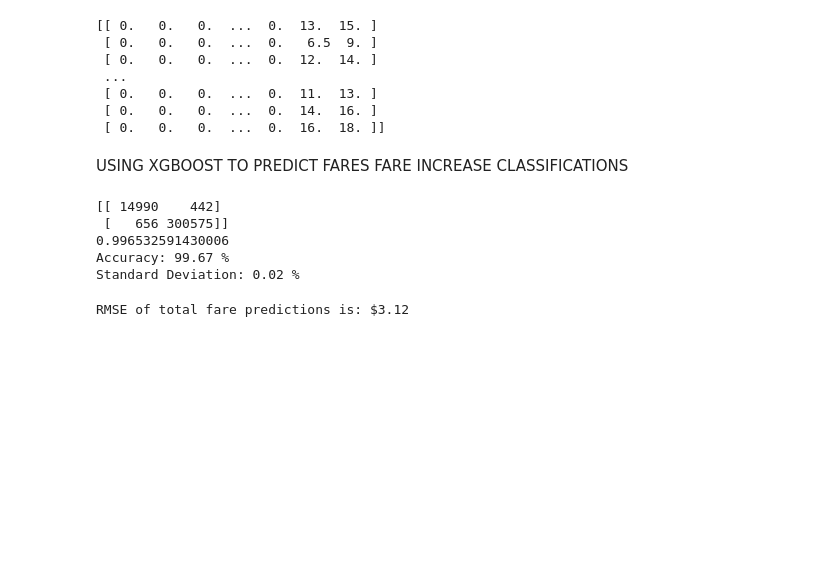
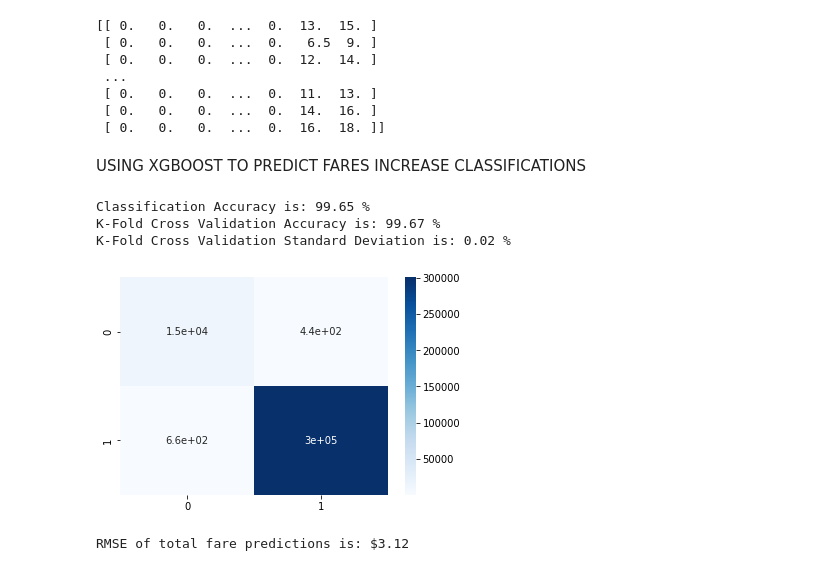
Before and after one commit to sinman96/Data-Science-Projects, a Jupyter notebook: Flight_fare_project.ipynb, the cells around one changed output. Drawn from its saved outputs; the diff is of its cells as text; code cells hidden in the pictures; blank space fills up the shorter version.

```diff
--- a/Flight_fare_project.ipynb
+++ b/Flight_fare_project.ipynb
@@ -150,35 +150,35 @@ print(X)
  [ 0.   0.   0.  ...  0.  14.  16. ]
  [ 0.   0.   0.  ...  0.  16.  18. ]]
 # %% [markdown]
-USING XGBOOST TO PREDICT FARES FARE INCREASE CLASSIFICATIONS
+USING XGBOOST TO PREDICT FARES INCREASE CLASSIFICATIONS
 # %%
 """## Splitting the dataset into the Training set and Test set"""
 from sklearn.model_selection import train_test_split
 X_train, X_test, y_train, y_test = train_test_split(X, y,
 test_size = 0.25, random_state = 0)
 
 from xgboost import XGBClassifier
 classifier = XGBClassifier()
 classifier.fit(X_train, y_train)
 
 """## Making the Confusion Matrix"""
 from sklearn.metrics import confusion_matrix, accuracy_score
 y_pred = classifier.predict(X_test)
+print("Classification Accuracy is: {:.2f} %".format(100*accuracy_score(y_test, y_pred)))
+
+import seaborn as sns
 cm = confusion_matrix(y_test, y_pred)
-print(cm)
-print(accuracy_score(y_test, y_pred))
-
+sns.heatmap(cm, cmap="Blues", annot=True)
 """## Applying K-Fold Cross Validation##"""
 from sklearn.model_selection import cross_val_score
 accuracies = cross_val_score(estimator = classifier, X = X_train, y = y_train, cv = 10)
-print("Accuracy: {:.2f} %".format(accuracies.mean()*100))
-print("Standard Deviation: {:.2f} %".format(accuracies.std()*100))
+print("K-Fold Cross Validation Accuracy is: {:.2f} %".format(accuracies.mean()*100))
+print("K-Fold Cross Validation Standard Deviation is: {:.2f} %".format(accuracies.std()*100))
 # %% [output]
-[[ 14990    442]
- [   656 300575]]
-0.996532591430006
-Accuracy: 99.67 %
-Standard Deviation: 0.02 %
+Classification Accuracy is: 99.65 %
+K-Fold Cross Validation Accuracy is: 99.67 %
+K-Fold Cross Validation Standard Deviation is: 0.02 %
+[figure, added]
 # %%
 """Using XGBoost regression to predict total fares"""
 X = df.drop(columns = ['totalFare', '%IncreaseFromBaseFare'], axis = 1).values
```
Also changed, not shown: parts of 4 cells of this notebook.
